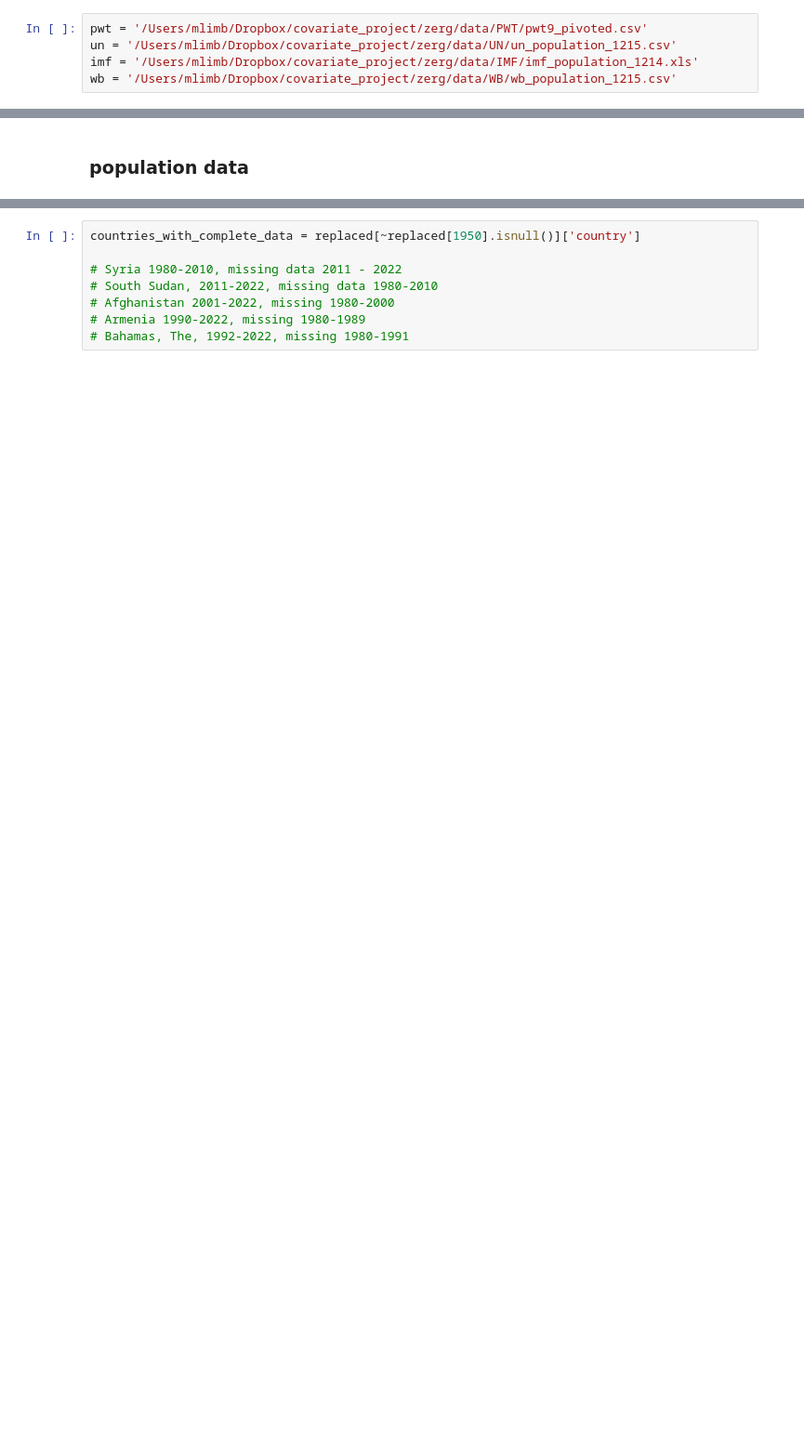
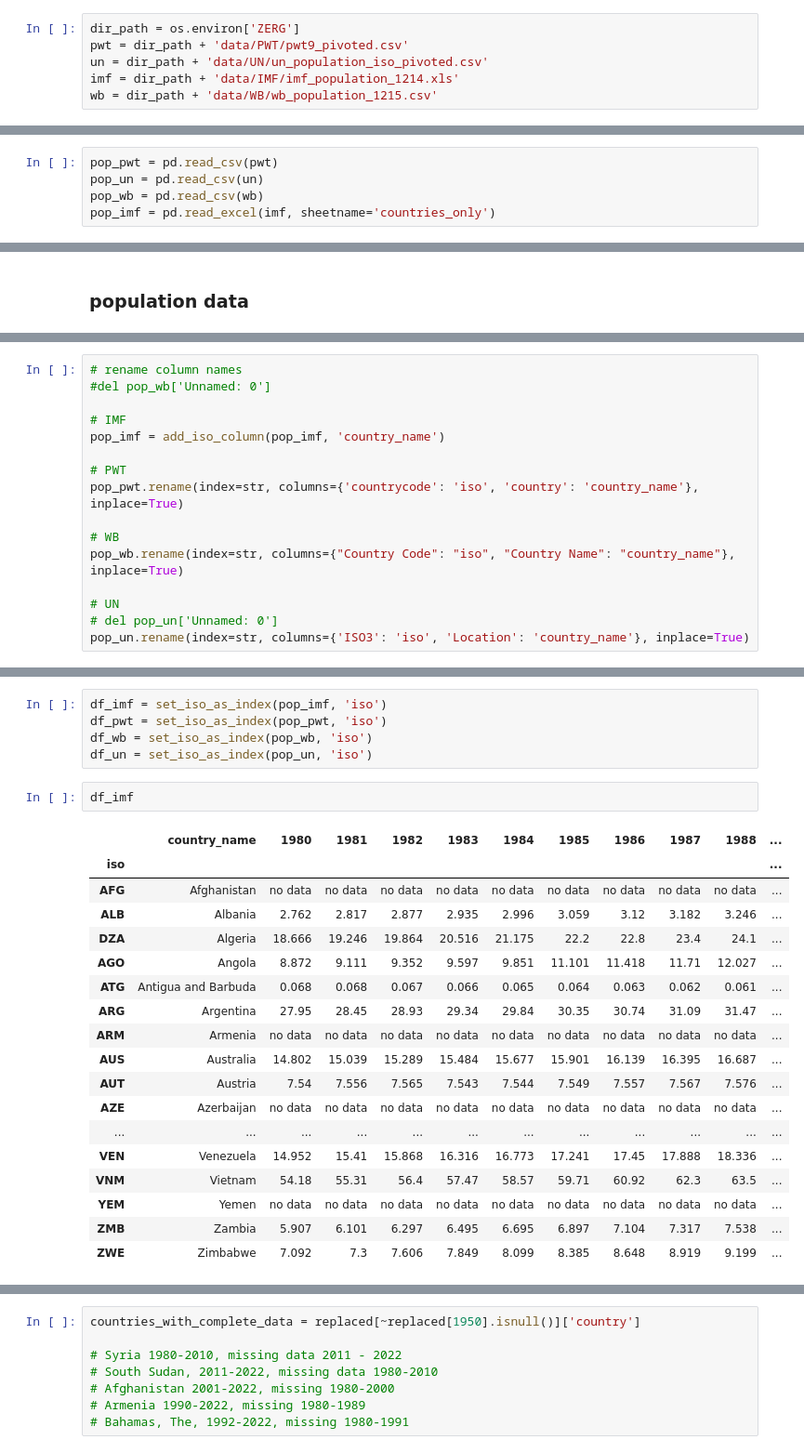
Before and after one commit to moonlimb/zerg, a Jupyter notebook: data/compare_pop_data.ipynb, the cells around one changed output, grey strips where cells are left out. Shown at 93% size. Drawn from its saved outputs; the diff is of its cells as text; blank space fills up the shorter version.

Commit message:
update - add compare_pop_data and convience fn files. mainly empty

```diff
--- a/data/compare_pop_data.ipynb
+++ b/data/compare_pop_data.ipynb
@@ -18,10 +64,11 @@ import xarray as xr
 # %% [markdown]
 ## Open data
 # %%
-pwt = '/Users/mlimb/Dropbox/covariate_project/zerg/data/PWT/pwt9_pivoted.csv'
-un = '/Users/mlimb/Dropbox/covariate_project/zerg/data/UN/un_population_1215.csv'
-imf = '/Users/mlimb/Dropbox/covariate_project/zerg/data/IMF/imf_population_1214.xls'
-wb = '/Users/mlimb/Dropbox/covariate_project/zerg/data/WB/wb_population_1215.csv'
+dir_path = os.environ['ZERG']
+pwt = dir_path + 'data/PWT/pwt9_pivoted.csv'
+un = dir_path + 'data/UN/un_population_iso_pivoted.csv'
+imf = dir_path + 'data/IMF/imf_population_1214.xls'
+wb = dir_path + 'data/WB/wb_population_1215.csv'
 # %%
 pop_pwt = pd.read_csv(pwt)
 pop_un = pd.read_csv(un)
@@ -37,3 +190,8 @@ pop_wb = pd.read_csv(wb)
+# %%
+pop_pwt = pd.read_csv(pwt)
+pop_un = pd.read_csv(un)
+pop_wb = pd.read_csv(wb)
+pop_imf = pd.read_excel(imf, sheetname='countries_only')
 # %% [markdown]
 ## Convenience functions
 # %% [markdown]
@@ -102,0 +247,16 @@ dtype: int64
+# %%
+# rename column names
+#del pop_wb['Unnamed: 0']
+
+# IMF
+pop_imf = add_iso_column(pop_imf, 'country_name')
+
+# PWT
+pop_pwt.rename(index=str, columns={'countrycode': 'iso', 'country': 'country_name'}, inplace=True)
+
+# WB
+pop_wb.rename(index=str, columns={"Country Code": "iso", "Country Name": "country_name"}, inplace=True)
+
+# UN
+# del pop_un['Unnamed: 0']
+pop_un.rename(index=str, columns={'ISO3': 'iso', 'Location': 'country_name'}, inplace=True)
@@ -102,0 +265,26 @@ dtype: int64
+# %%
+df_imf = set_iso_as_index(pop_imf, 'iso')
+df_pwt = set_iso_as_index(pop_pwt, 'iso')
+df_wb = set_iso_as_index(pop_wb, 'iso')
+df_un = set_iso_as_index(pop_un, 'iso')
+# %%
+df_imf
+# %% [output]
+|  | country_name | 1980 | 1981 | 1982 | 1983 | 1984 | 1985 | 1986 | 1987 | 1988 | ... |
+| iso |  |  |  |  |  |  |  |  |  |  | ... |
+| AFG | Afghanistan | no data | no data | no data | no data | no data | no data | no data | no data | no data | ... |
+| ALB | Albania | 2.762 | 2.817 | 2.877 | 2.935 | 2.996 | 3.059 | 3.12 | 3.182 | 3.246 | ... |
+| DZA | Algeria | 18.666 | 19.246 | 19.864 | 20.516 | 21.175 | 22.2 | 22.8 | 23.4 | 24.1 | ... |
+| AGO | Angola | 8.872 | 9.111 | 9.352 | 9.597 | 9.851 | 11.101 | 11.418 | 11.71 | 12.027 | ... |
+| ATG | Antigua and Barbuda | 0.068 | 0.068 | 0.067 | 0.066 | 0.065 | 0.064 | 0.063 | 0.062 | 0.061 | ... |
+| ARG | Argentina | 27.95 | 28.45 | 28.93 | 29.34 | 29.84 | 30.35 | 30.74 | 31.09 | 31.47 | ... |
+| ARM | Armenia | no data | no data | no data | no data | no data | no data | no data | no data | no data | ... |
+| AUS | Australia | 14.802 | 15.039 | 15.289 | 15.484 | 15.677 | 15.901 | 16.139 | 16.395 | 16.687 | ... |
+| AUT | Austria | 7.54 | 7.556 | 7.565 | 7.543 | 7.544 | 7.549 | 7.557 | 7.567 | 7.576 | ... |
+| AZE | Azerbaijan | no data | no data | no data | no data | no data | no data | no data | no data | no data | ... |
+| ... | ... | ... | ... | ... | ... | ... | ... | ... | ... | ... | ... |
+| VEN | Venezuela | 14.952 | 15.41 | 15.868 | 16.316 | 16.773 | 17.241 | 17.45 | 17.888 | 18.336 | ... |
+| VNM | Vietnam | 54.18 | 55.31 | 56.4 | 57.47 | 58.57 | 59.71 | 60.92 | 62.3 | 63.5 | ... |
+| YEM | Yemen | no data | no data | no data | no data | no data | no data | no data | no data | no data | ... |
+| ZMB | Zambia | 5.907 | 6.101 | 6.297 | 6.495 | 6.695 | 6.897 | 7.104 | 7.317 | 7.538 | ... |
+| ZWE | Zimbabwe | 7.092 | 7.3 | 7.606 | 7.849 | 8.099 | 8.385 | 8.648 | 8.919 | 9.199 | ... |
```
Also changed, not shown: parts of 39 cells of this notebook, 2 other files.
